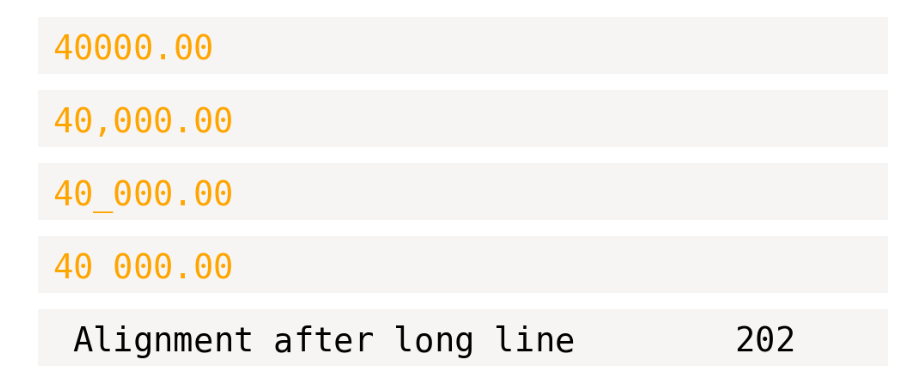
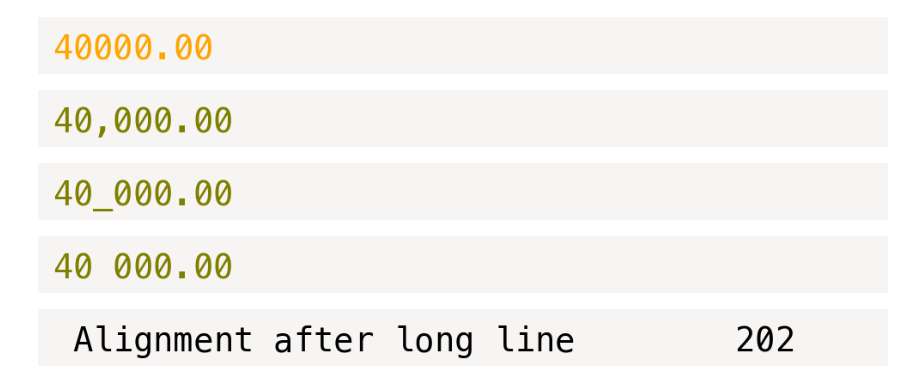
Before and after one commit to kolibril13/further_ideas_plywood_gallery, a Jupyter notebook: nb7_NumberFormatting.ipynb, the cells around one changed output. Drawn from its saved outputs; the diff is of its cells as text; code cells hidden in the pictures.

```diff
--- a/nb7_NumberFormatting.ipynb
+++ b/nb7_NumberFormatting.ipynb
@@ -6,9 +6,12 @@ ChapterConfig.clean_all(skip_warning=True)
 ChapterConfig.generate_json()
 ChapterConfig.set_chapter_name("Number Formatting")
 
+import matplotlib.pyplot as plt
+from matplotlib.transforms import Affine2D
 
-import matplotlib.pyplot as plt
 plt.rcParams['figure.dpi'] = 70
+plt.rcParams['font.family'] = 'monospace'
+plt.rcParams["font.monospace"] = "Menlo"
 
 header = '-p Header.png --celltype Header  --style "width: 380px; height: auto; display:block"'
 normal = '-p Normal.png --celltype Normal  --style "width: 380px; height: auto; display:block"'
@@ -168,21 +165,21 @@ plot_text(t, ["orange"]*len(t)) # NOT
 # %%
 %%capture_png $normal
 t = f"{40000.00:,.2f}"
-plot_text(t, ["orange"]*len(t)) # NOT
+plot_text(t, ["olive"]*len(t)) # NOT
 # %% [output]
-[figure, old version]
+[figure, new version]
 # %%
 %%capture_png $normal
 t = f"{40000.00:_.2f}"
-plot_text(t, ["orange"]*len(t)) # NOT
+plot_text(t, ["olive"]*len(t)) # NOT
 # %% [output]
-[figure, old version]
+[figure, new version]
 # %%
 %%capture_png $normal
 t = f"{40000.00:_.2f}".replace('_', ' ')
-plot_text(t, ["orange"]*len(t)) # NOT
+plot_text(t, ["olive"]*len(t)) # NOT
 # %% [output]
-[figure, old version]
+[figure, new version]
 # %%
 %%capture_png $normal
 t = f" {'Alignment after long line':<33}202"
```
Also changed, not shown: parts of 5 cells of this notebook, 24 other files.
